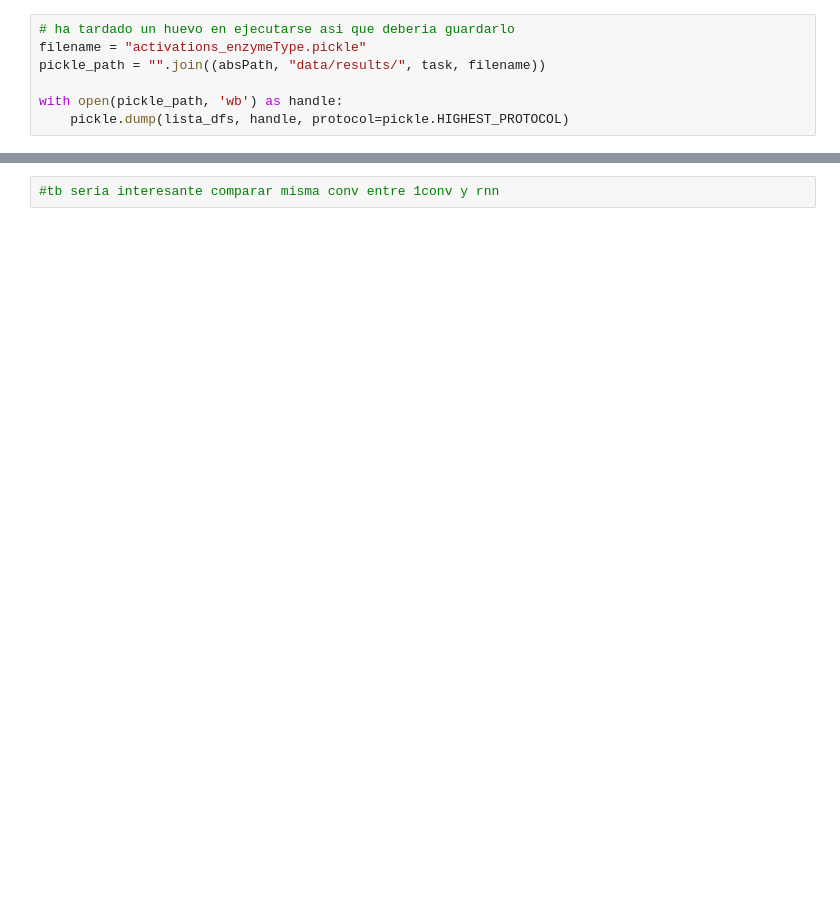
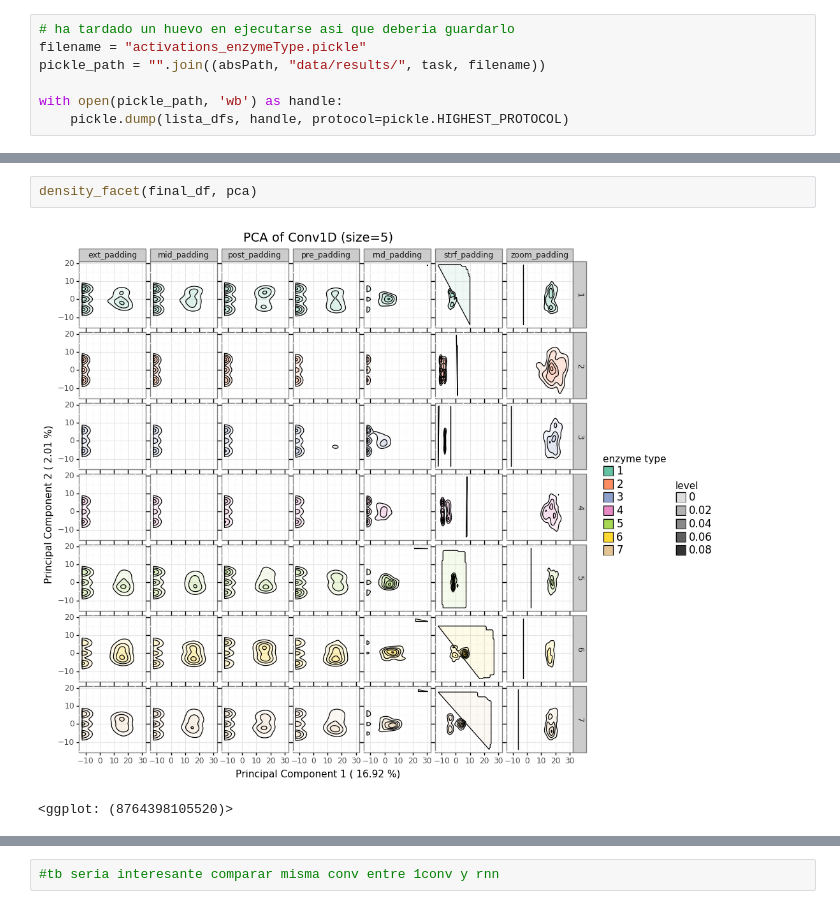
Before and after one commit to b2slab/padding_benchmark, a Jupyter notebook: notebooks/activations_sequences_pca.ipynb, the cells around one changed output, grey strips where cells are left out. Drawn from its saved outputs; the diff is of its cells as text; blank space fills up the shorter version.

```diff
--- a/notebooks/activations_sequences_pca.ipynb
+++ b/notebooks/activations_sequences_pca.ipynb
@@ -275,0 +467,5 @@ KeyboardInterrupt:
+# %%
+density_facet(final_df, pca)
+# %% [output]
+[figure, added]
+<ggplot: (8764398105520)>
```
Also changed, not shown: parts of 31 cells of this notebook, 6 other files.
